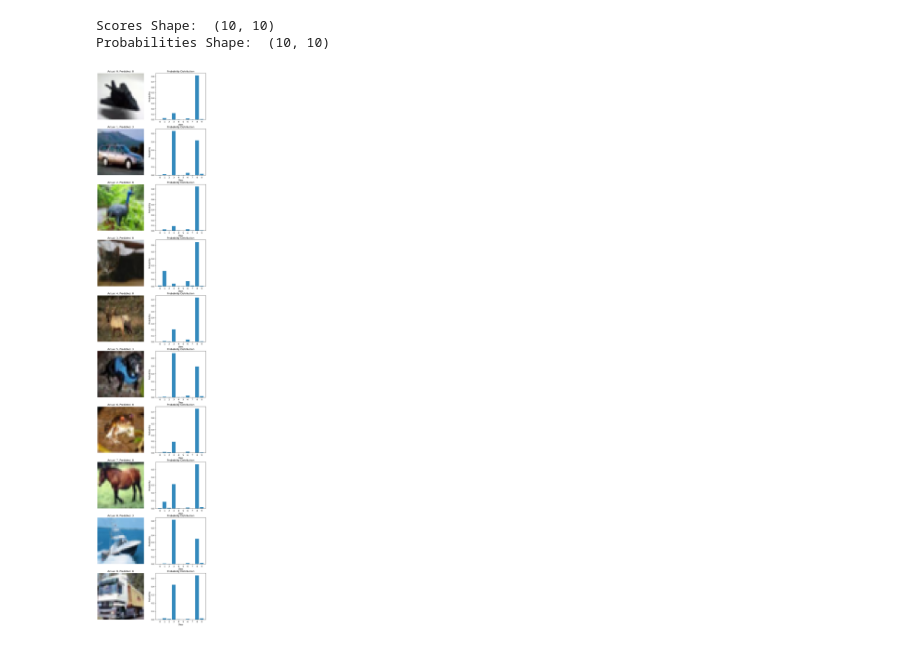
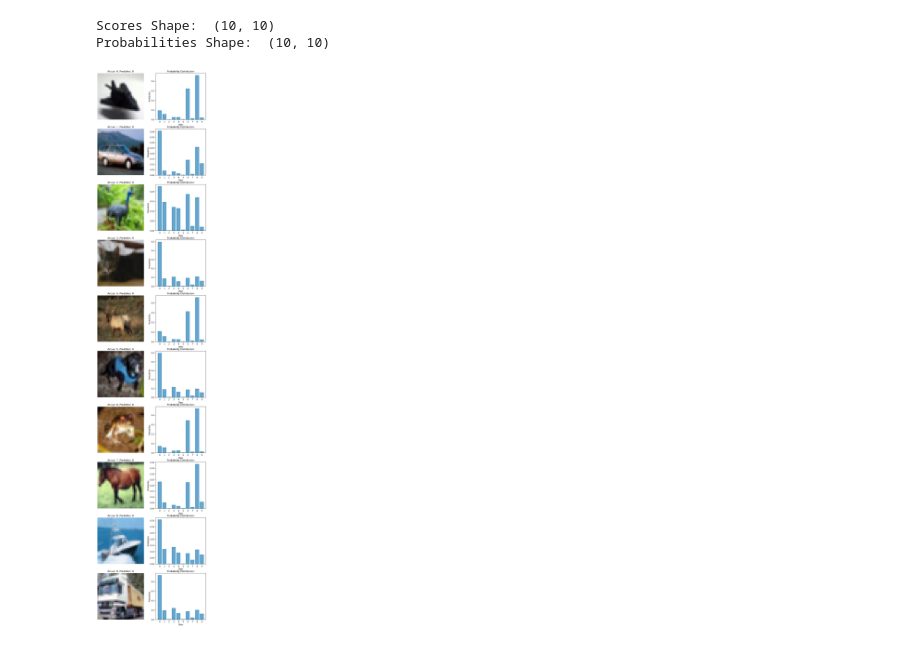
Before and after one commit to Divyanshu-Bhatt/EE6380-Deep-Learning, a Jupyter notebook: Assignment4/Assignment4.ipynb, the cells around one changed output. Drawn from its saved outputs; the diff is of its cells as text; code cells hidden in the pictures.

```diff
--- a/Assignment4/Assignment4.ipynb
+++ b/Assignment4/Assignment4.ipynb
@@ -124,7 +124,7 @@ plt.figure(figsize=(5*len(activation_functions), 5))
 
 for idx, activation_function in enumerate(activation_functions):
     # Transposing image and kernel to match the shape of convolution function
-    output = convolution(image.transpose(2, 0, 1), kernel.transpose(2, 0, 1), stride, padding, activation_function)
+    output = convolution(original_image.transpose(2, 0, 1), kernel.transpose(2, 0, 1), stride, padding, activation_function)
 
     plt.subplot(1, len(activation_functions), idx + 1)
     plt.imshow((output * 255).astype(np.uint8))
@@ -180,12 +180,12 @@ pooling_functions = [maxPooling, meanPooling]
 plt.figure(figsize=(5*len(pooling_functions) + 5, 5))
 
 plt.subplot(1, len(pooling_functions) + 1, 1)
-plt.imshow(image)
+plt.imshow(original_image)
 plt.axis('off')
 plt.title("Input Image")
 
 for idx, pooling_function in enumerate(pooling_functions):
-    output = pooling(image.transpose(2, 0, 1), (2, 2), pooling_function, (2, 2))
+    output = pooling(original_image.transpose(2, 0, 1), (2, 2), pooling_function, (2, 2))
     plt.subplot(1, len(pooling_functions) + 1, idx + 2)
     plt.imshow((output.transpose(1, 2, 0)*255).astype(np.uint8))
     plt.axis('off')
@@ -244,7 +244,7 @@ kernels = np.random.randn(4, 3, 3, 3) # 4x3x3x3 kernels
 stride = (2, 2)
 padding = 1
 
-output = convolutionLayer(image.transpose(2, 0, 1), kernels.transpose(0, 2, 3, 1), stride, padding, sigmoid)
+output = convolutionLayer(original_image.transpose(2, 0, 1), kernels.transpose(0, 2, 3, 1), stride, padding, sigmoid)
 plt.figure(figsize=(5*output.shape[1], 5*2))
 
 for idx in range(output.shape[1]):
@@ -361,7 +361,8 @@ def MLP(feature_vector, num_hidden_layers, size_hidden_layers, output_dim, non_l
 
     # Output layer
     weight_matrix = np.random.randn(feature_vector.shape[1], output_dim)
-    score = feature_vector @ weight_matrix
+    bias_vector = np.random.randn(1, output_dim)
+    score = feature_vector @ weight_matrix + bias_vector
 
     return score, softmax(score)
 # %% [markdown]
@@ -455,19 +456,19 @@ Probabilities Shape:  (10, 10)
 # %%
 # Plotting image and corresponding probabilities
 plt.figure(figsize=(10, 50))
 for i, image in enumerate(images):
     plt.subplot(10, 2, 2*i + 1)
     plt.imshow(image.transpose(1, 2, 0)) # Transposing image into (H, W, C) format for plotting
     plt.axis('off')
     plt.title("Actual: " + str(labels[i]) + ", Predicted: " + str(np.argmax(probabilities[i])))
 
     plt.subplot(10, 2, 2*i + 2)
-    plt.bar(np.arange(10), probabilities[i])
+    plt.bar(np.arange(10), probabilities[i], edgecolor=COLORS[0], width=0.75, lw=3, alpha=0.75)
     plt.xticks(np.arange(10), np.arange(10))
     plt.ylabel("Probability")
     plt.xlabel("Class")
     plt.title("Probability Distribution")
 
 plt.show()
 # %% [output]
-[figure, old version]
+[figure, new version]
```
Also changed, not shown: parts of 12 cells of this notebook.
